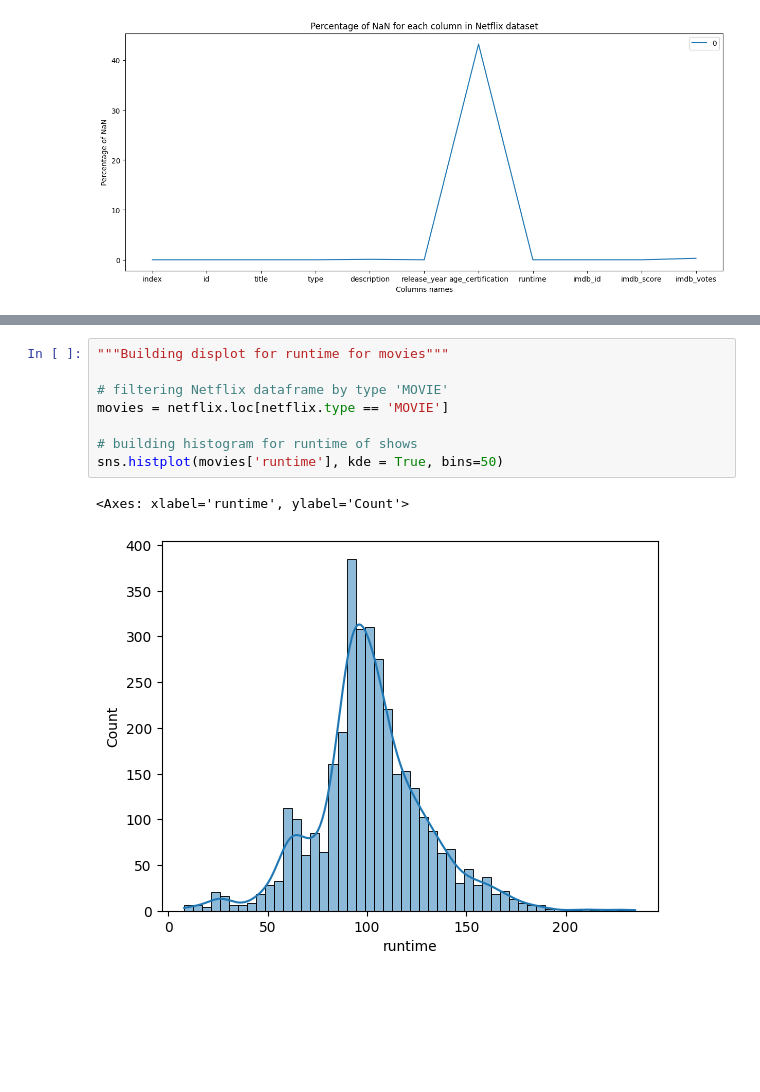
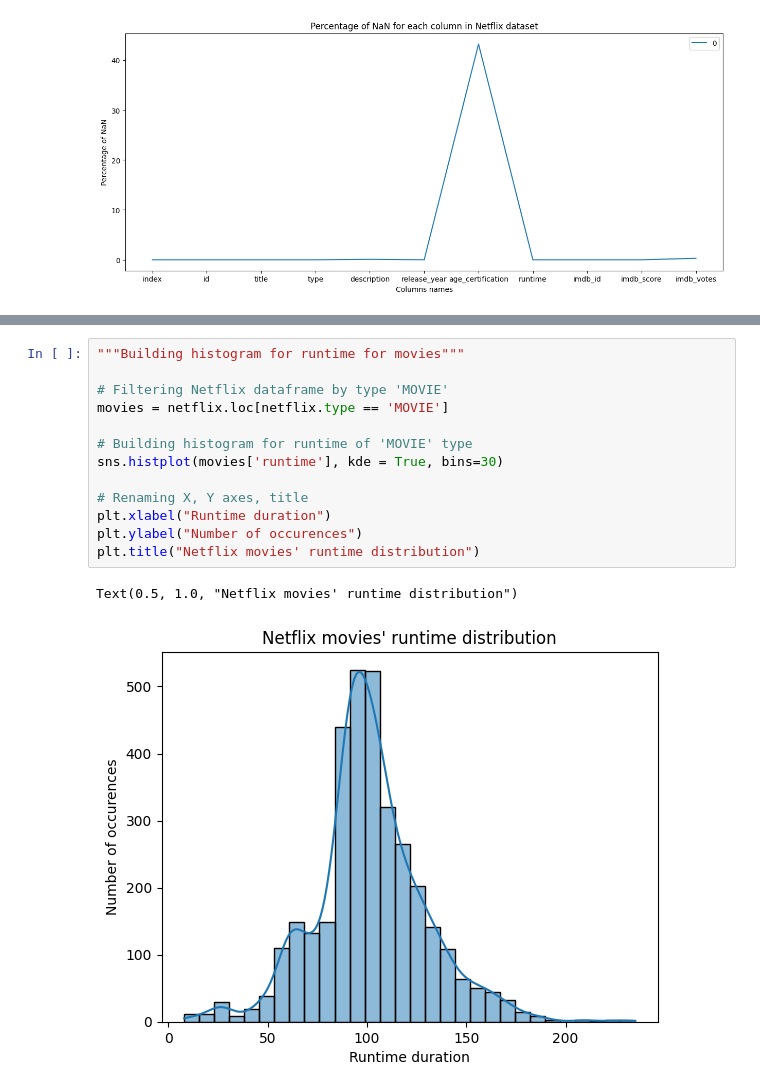
Before and after one commit to AllaKop/Netflix_IMDB_Scores, a Jupyter notebook: Netflix.ipynb, the cells around one changed output, grey strips where cells are left out. Saved outputs shown, nothing was run; the diff lists cells and outputs as text; blank space fills up the shorter version.

```diff
--- a/Netflix.ipynb
+++ b/Netflix.ipynb
@@ -88,11 +101,16 @@ sns.histplot(shows['runtime'], bins=50)
 # %%
-"""Building displot for runtime for movies"""
+"""Building histogram for runtime for movies"""
 
-# filtering Netflix dataframe by type 'MOVIE'
+# Filtering Netflix dataframe by type 'MOVIE'
 movies = netflix.loc[netflix.type == 'MOVIE']
 
-# building histogram for runtime of shows
-sns.histplot(movies['runtime'], kde = True, bins=50)
+# Building histogram for runtime of 'MOVIE' type
+sns.histplot(movies['runtime'], kde = True, bins=30)
+
+# Renaming X, Y axes, title
+plt.xlabel("Runtime duration")
+plt.ylabel("Number of occurences")
+plt.title("Netflix movies' runtime distribution")
 # %% [output]
-<Axes: xlabel='runtime', ylabel='Count'>
+Text(0.5, 1.0, "Netflix movies' runtime distribution")
-[figure, old version]
+[figure, new version]
```
Also changed, not shown: parts of 19 cells of this notebook.
